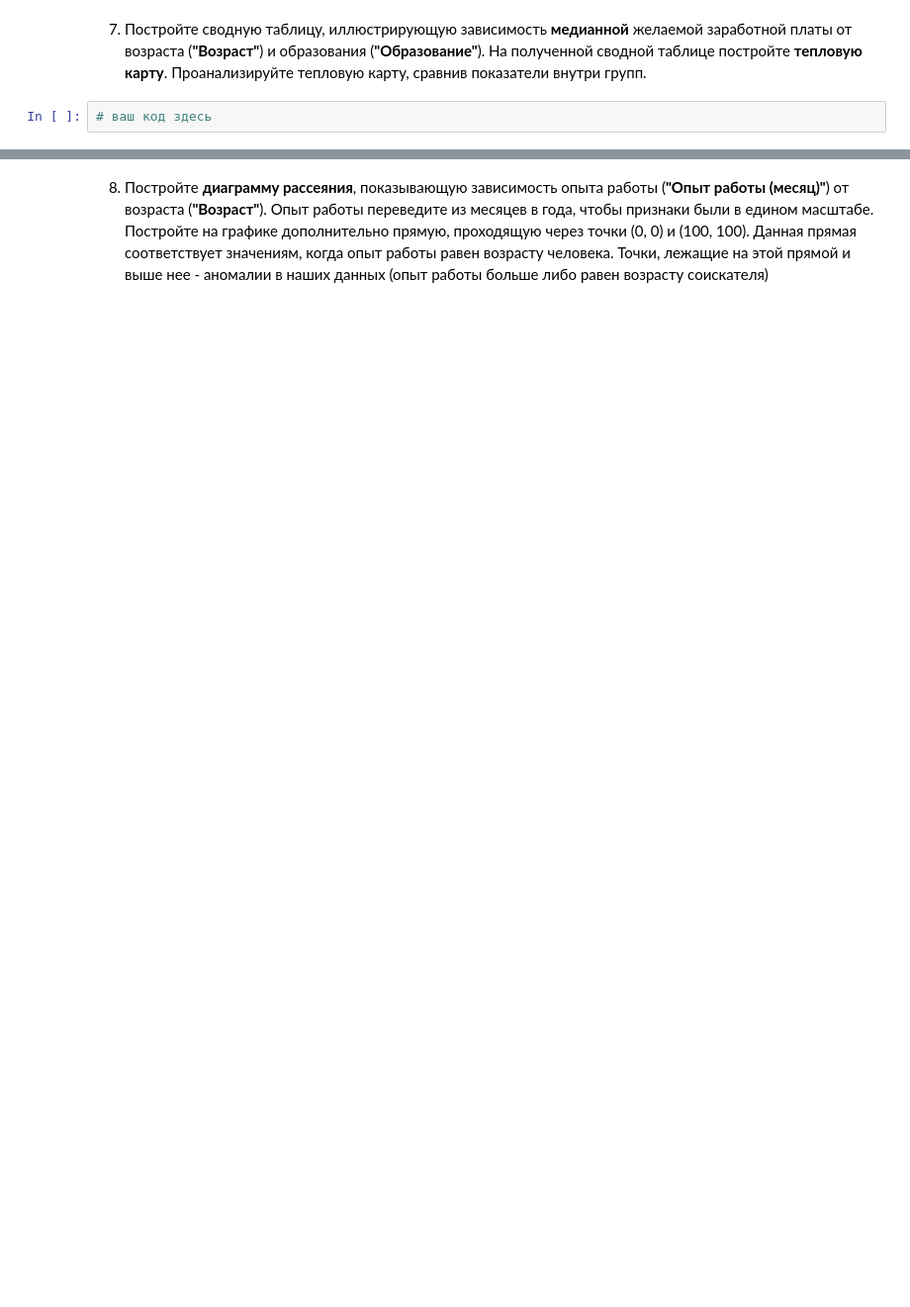
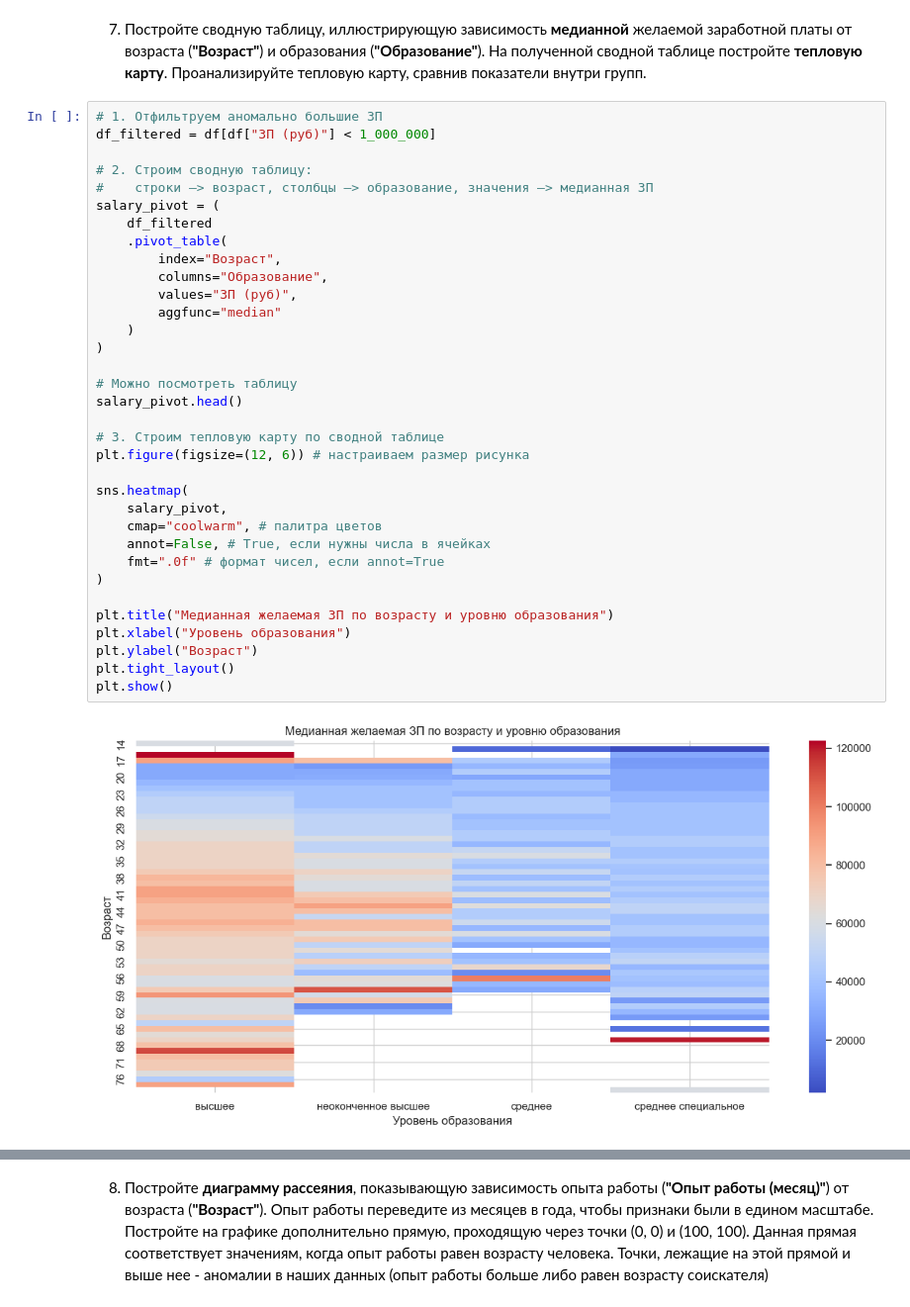
Before and after one commit to IgorPont/mephi_homework_tasks, a Jupyter notebook: sessions_tasks/programming_in_python/session02/data_analysis_final_project.ipynb, the cells around one changed output, grey strips where cells are left out. Shown at 99% size. Drawn from its saved outputs; the diff is of its cells as text; blank space fills up the shorter version.

```diff
--- a/sessions_tasks/programming_in_python/session02/data_analysis_final_project.ipynb
+++ b/sessions_tasks/programming_in_python/session02/data_analysis_final_project.ipynb
@@ -1164,5 +1173,39 @@ plt.show()
 # %% [markdown]
 7. Постройте сводную таблицу, иллюстрирующую зависимость **медианной** желаемой заработной платы от возраста (**"Возраст"**) и образования (**"Образование"**). На полученной сводной таблице постройте **тепловую карту**. Проанализируйте тепловую карту, сравнив показатели внутри групп.
 # %%
-# ваш код здесь
+# 1. Отфильтруем аномально большие ЗП
+df_filtered = df[df["ЗП (руб)"] < 1_000_000]
+
+# 2. Строим сводную таблицу:
+#    строки –> возраст, столбцы –> образование, значения –> медианная ЗП
+salary_pivot = (
+    df_filtered
+    .pivot_table(
+        index="Возраст",
+        columns="Образование",
+        values="ЗП (руб)",
+        aggfunc="median"
+    )
+)
+
+# Можно посмотреть таблицу
+salary_pivot.head()
+
+# 3. Строим тепловую карту по сводной таблице
+plt.figure(figsize=(12, 6)) # настраиваем размер рисунка
+
+sns.heatmap(
+    salary_pivot,
+    cmap="coolwarm", # палитра цветов
+    annot=False, # True, если нужны числа в ячейках
+    fmt=".0f" # формат чисел, если annot=True
+)
+
+plt.title("Медианная желаемая ЗП по возрасту и уровню образования")
+plt.xlabel("Уровень образования")
+plt.ylabel("Возраст")
+plt.tight_layout()
+plt.show()
+# %% [output]
+[figure, added]
 # %% [markdown]
```
Also changed, not shown: parts of 16 cells of this notebook.
